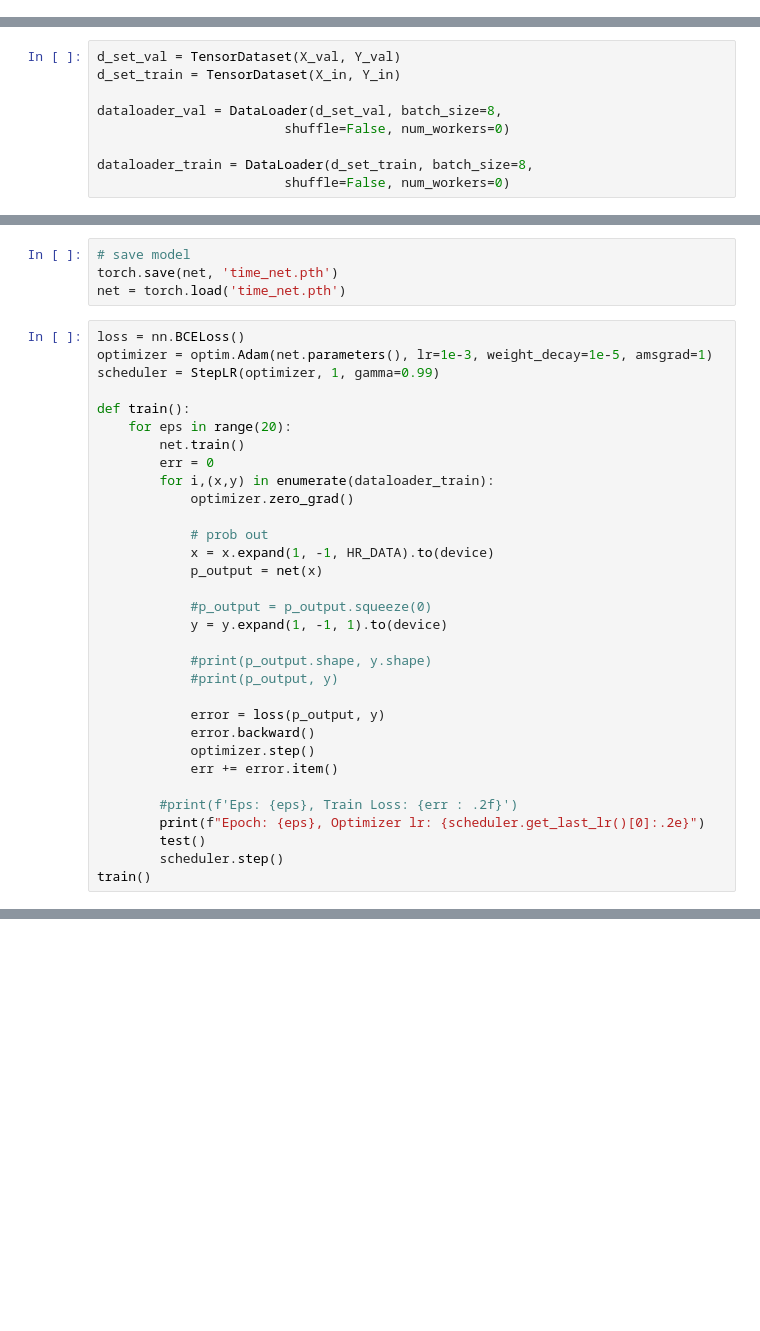
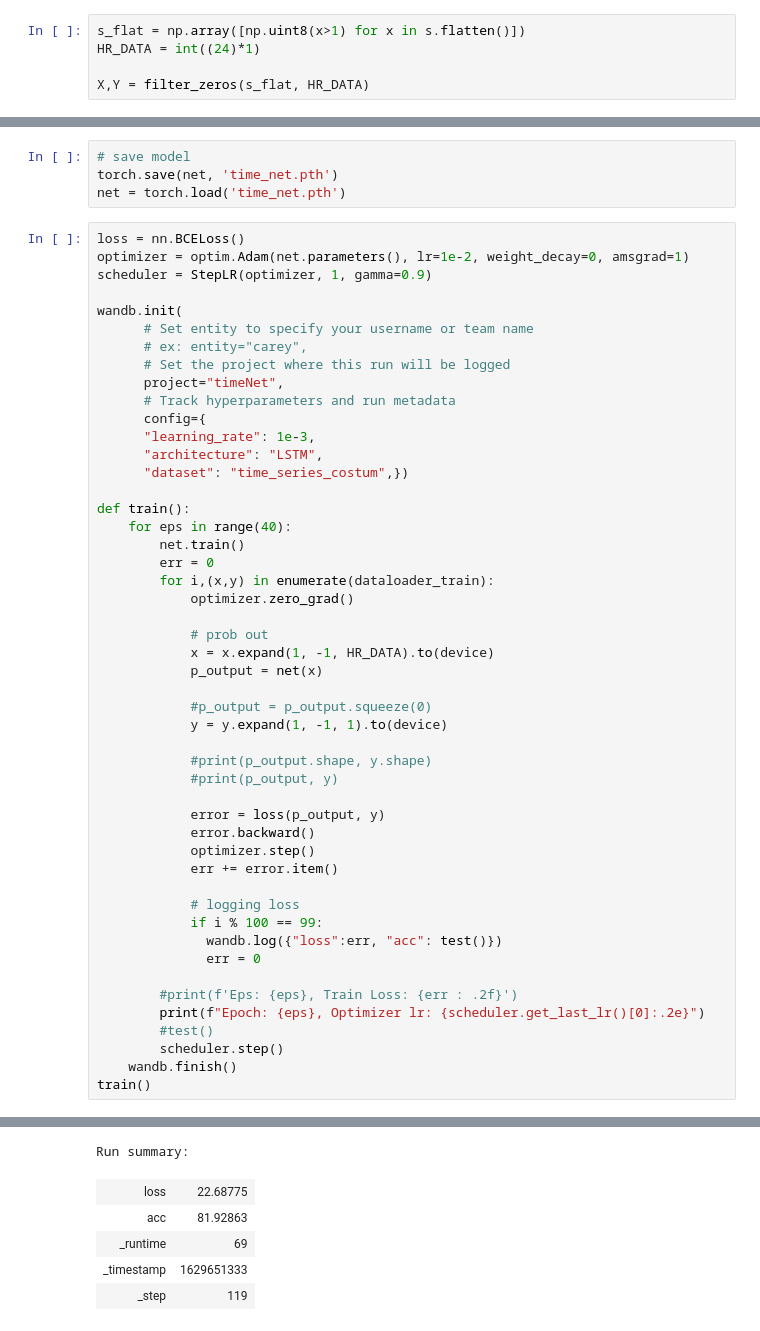
Before and after one commit to BojanFaletic/research, a Jupyter notebook: TimeNet.ipynb, the cells around one changed output, grey strips where cells are left out. Saved outputs shown, nothing was run; the diff lists cells and outputs as text; blank space fills up the shorter version.

Commit message:
Time net, 80% acc

```diff
--- a/TimeNet.ipynb
+++ b/TimeNet.ipynb
@@ -52,0 +68,5 @@ x_sz = int(X.shape[0] * 0.8 )
+# %%
+s_flat = np.array([np.uint8(x>1) for x in s.flatten()])
+HR_DATA = int((24)*1)
+
+X,Y = filter_zeros(s_flat, HR_DATA)
@@ -59,9 +98,0 @@ Y_val = torch.Tensor(Y[x_sz:])
-# %%
-d_set_val = TensorDataset(X_val, Y_val)
-d_set_train = TensorDataset(X_in, Y_in)
-
-dataloader_val = DataLoader(d_set_val, batch_size=8,
-                        shuffle=False, num_workers=0)
-
-dataloader_train = DataLoader(d_set_train, batch_size=8,
-                        shuffle=False, num_workers=0)
@@ -89,11 +127,22 @@ torch.save(net, 'time_net.pth')
 net = torch.load('time_net.pth')
 # %%
 loss = nn.BCELoss()
-optimizer = optim.Adam(net.parameters(), lr=1e-3, weight_decay=1e-5, amsgrad=1)
-scheduler = StepLR(optimizer, 1, gamma=0.99)
+optimizer = optim.Adam(net.parameters(), lr=1e-2, weight_decay=0, amsgrad=1)
+scheduler = StepLR(optimizer, 1, gamma=0.9)
+
+wandb.init(
+      # Set entity to specify your username or team name
+      # ex: entity="carey",
+      # Set the project where this run will be logged
+      project="timeNet",
+      # Track hyperparameters and run metadata
+      config={
+      "learning_rate": 1e-3,
+      "architecture": "LSTM",
+      "dataset": "time_series_costum",})
 
 def train():
-    for eps in range(20):
+    for eps in range(40):
         net.train()
         err = 0
         for i,(x,y) in enumerate(dataloader_train):
@@ -114,9 +163,15 @@ def train():
             optimizer.step()
             err += error.item()
 
+            # logging loss
+            if i % 100 == 99:
+              wandb.log({"loss":err, "acc": test()})
+              err = 0
+
         #print(f'Eps: {eps}, Train Loss: {err : .2f}')
         print(f"Epoch: {eps}, Optimizer lr: {scheduler.get_last_lr()[0]:.2e}")
-        test()
+        #test()
         scheduler.step()
+    wandb.finish()
 train()
 # %% [output]
@@ -139,0 +204,6 @@ Eval Acc:  79.82%
+Run summary:
+| loss | 22.68775 |
+| acc | 81.92863 |
+| _runtime | 69 |
+| _timestamp | 1629651333 |
+| _step | 119 |
```
Also changed, not shown: parts of 15 cells of this notebook.
